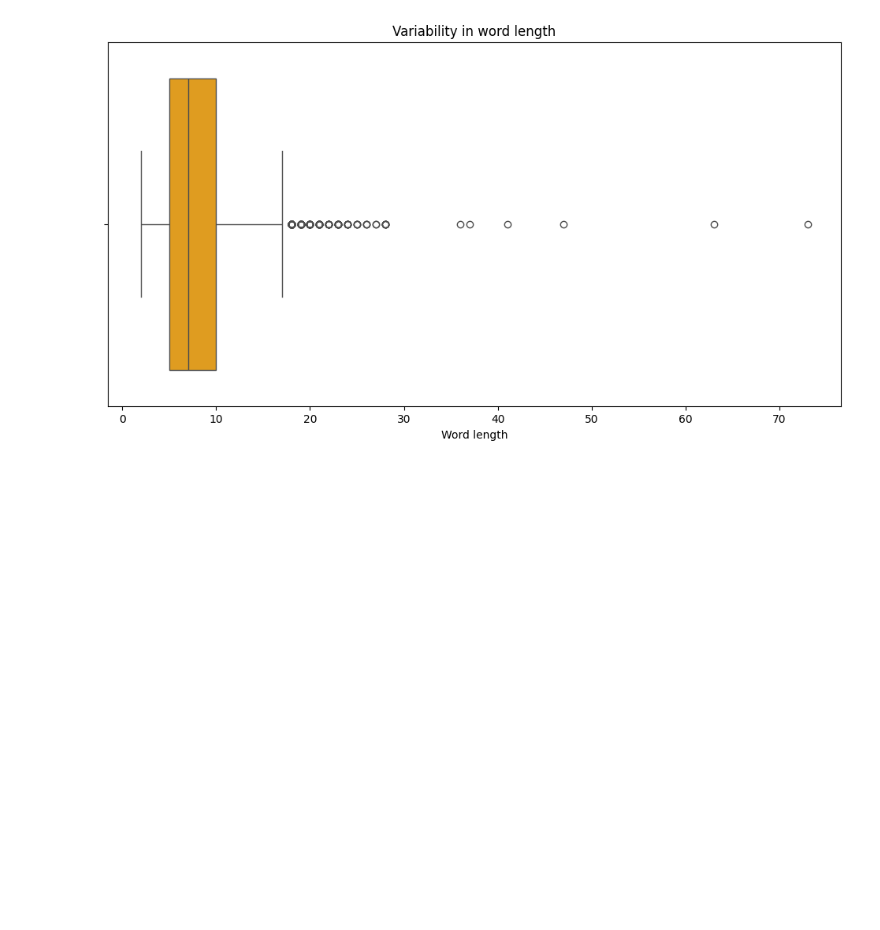
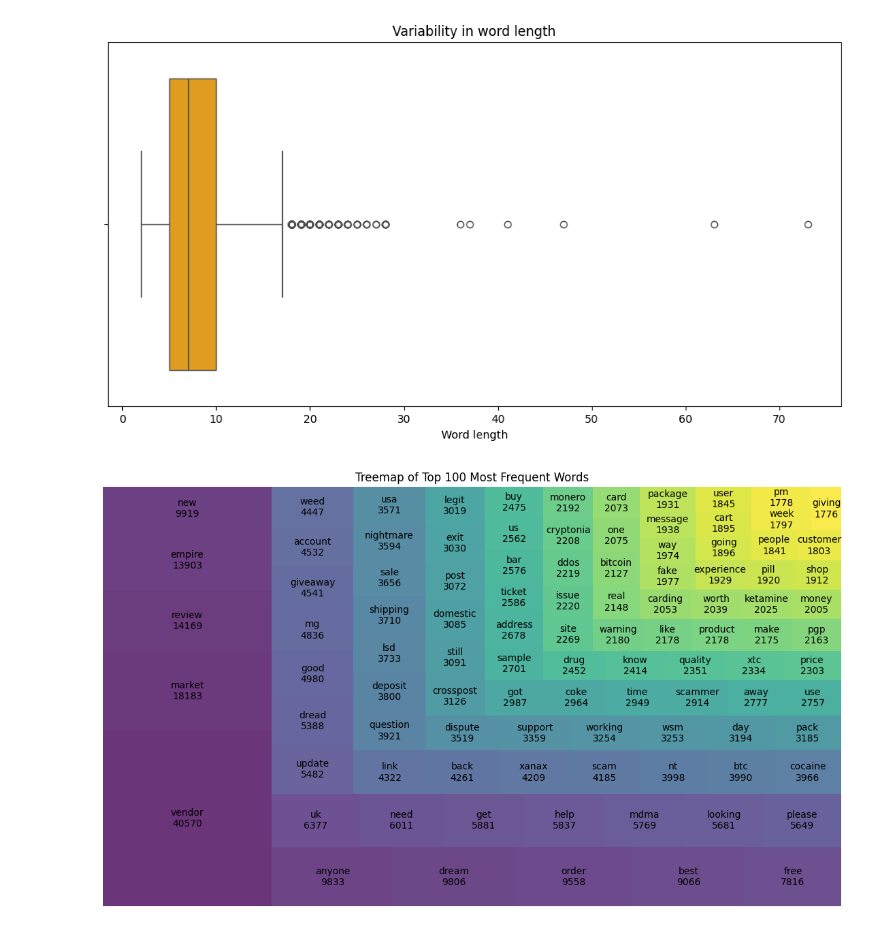
Before and after one commit to D0men1c0/GSoC, a Jupyter notebook: Analyze_files/Completed/TextThreadAnalysis.ipynb, the cells around one changed output. Drawn from its saved outputs; the diff is of its cells as text; code cells hidden in the pictures; blank space fills up the shorter version.

```diff
--- a/Analyze_files/Completed/TextThreadAnalysis.ipynb
+++ b/Analyze_files/Completed/TextThreadAnalysis.ipynb
@@ -237,3 +240,15 @@ plt.title('Variability in word length')
 plt.xlabel('Word length');
 # %% [output]
 [figure]
+# %%
+most_common_words = word_dict.most_common(100)
+words, frequencies = zip(*most_common_words)
+sizes = [freq for freq in frequencies]
+labels = [f'{word}\n{freq}' for word, freq in most_common_words]
+
+plt.figure(figsize=(14, 8))
+squarify.plot(sizes=sizes, label=labels, alpha=0.8, color=sns.color_palette('viridis', len(sizes)))
+plt.axis('off')
+plt.title('Treemap of Top 100 Most Frequent Words');
+# %% [output]
+[figure, added]
```
Also changed, not shown: parts of 7 cells of this notebook, 1 other file.
